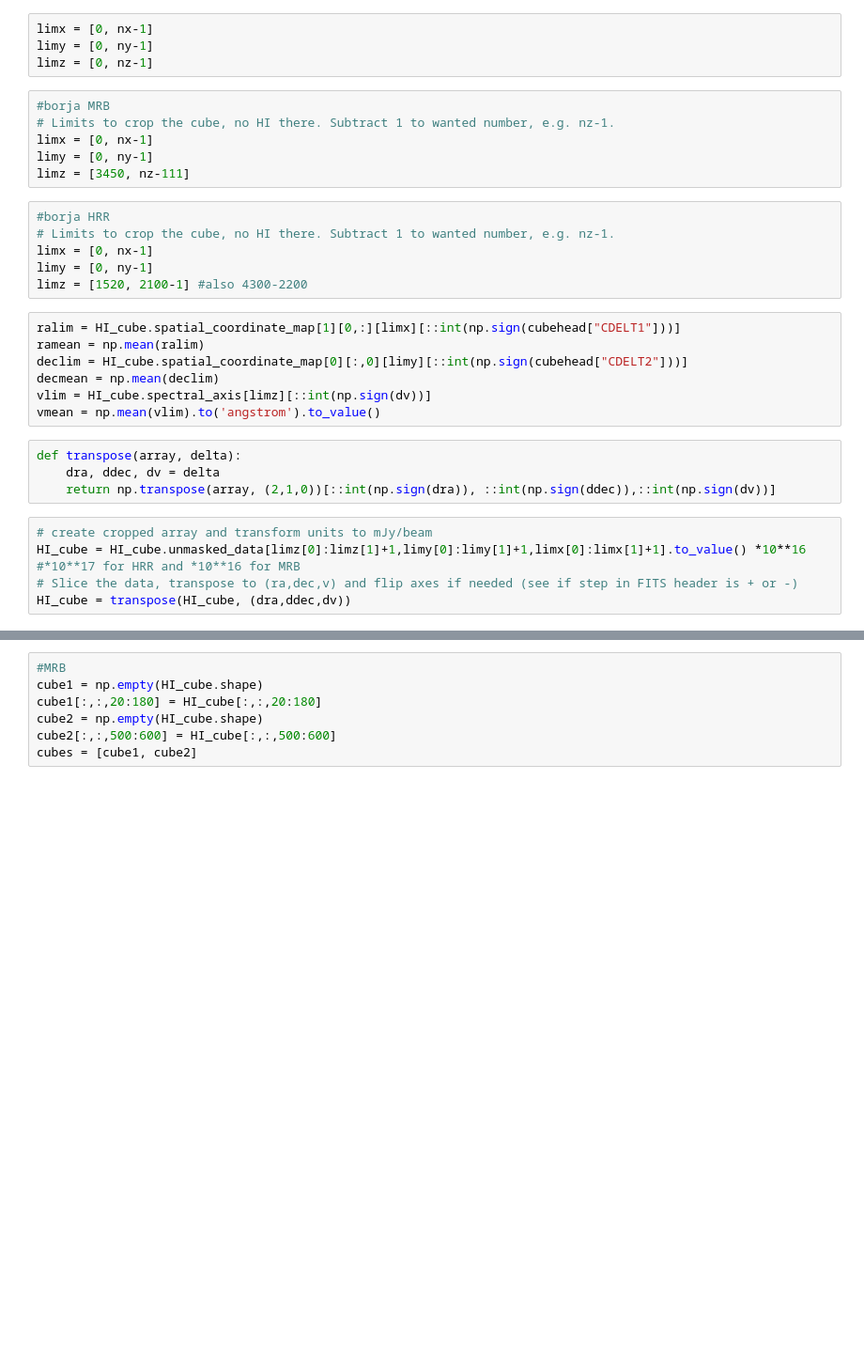
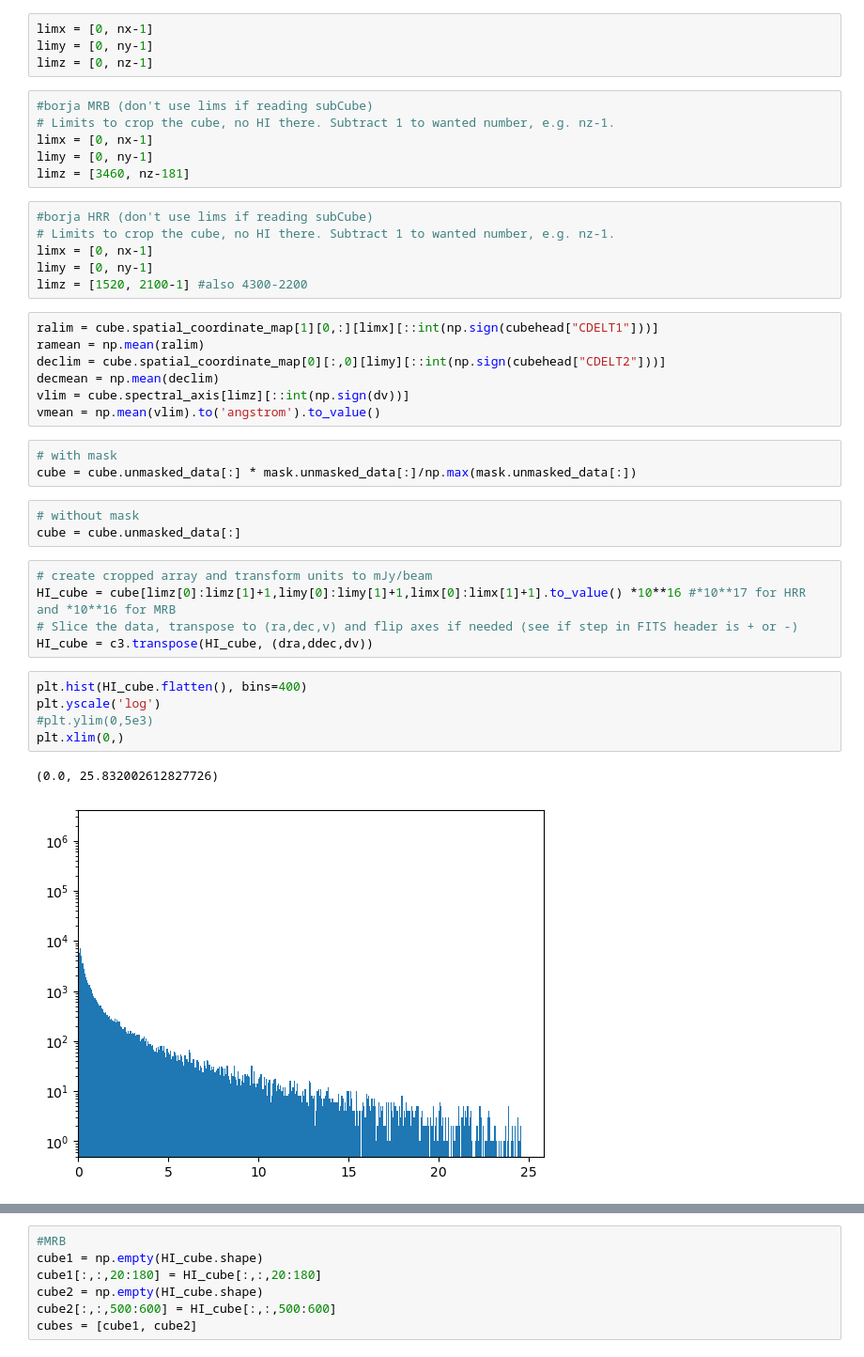
Before and after one commit to ixakalabadie/ViSL3D, a Jupyter notebook: create_3d_optical.ipynb, the cells around one changed output, grey strips where cells are left out. Shown: that part at 94% size. Cells and saved outputs as stored; diff of their text form; blank space fills up the shorter version.

```diff
--- a/create_3d_optical.ipynb
+++ b/create_3d_optical.ipynb
@@ -46,32 +65,42 @@ limx = [0, nx-1]
 limy = [0, ny-1]
 limz = [0, nz-1]
 # %%
-#borja MRB
+#borja MRB (don't use lims if reading subCube)
 # Limits to crop the cube, no HI there. Subtract 1 to wanted number, e.g. nz-1.
 limx = [0, nx-1]
 limy = [0, ny-1]
-limz = [3450, nz-111]
+limz = [3460, nz-181]
 # %%
-#borja HRR
+#borja HRR (don't use lims if reading subCube)
 # Limits to crop the cube, no HI there. Subtract 1 to wanted number, e.g. nz-1.
 limx = [0, nx-1]
 limy = [0, ny-1]
 limz = [1520, 2100-1] #also 4300-2200
 # %%
-ralim = HI_cube.spatial_coordinate_map[1][0,:][limx][::int(np.sign(cubehead["CDELT1"]))]
+ralim = cube.spatial_coordinate_map[1][0,:][limx][::int(np.sign(cubehead["CDELT1"]))]
 ramean = np.mean(ralim)
-declim = HI_cube.spatial_coordinate_map[0][:,0][limy][::int(np.sign(cubehead["CDELT2"]))]
+declim = cube.spatial_coordinate_map[0][:,0][limy][::int(np.sign(cubehead["CDELT2"]))]
 decmean = np.mean(declim)
-vlim = HI_cube.spectral_axis[limz][::int(np.sign(dv))]
+vlim = cube.spectral_axis[limz][::int(np.sign(dv))]
 vmean = np.mean(vlim).to('angstrom').to_value()
-# %%
-def transpose(array, delta):
-    dra, ddec, dv = delta
-    return np.transpose(array, (2,1,0))[::int(np.sign(dra)), ::int(np.sign(ddec)),::int(np.sign(dv))]
+# %%
+# with mask
+cube = cube.unmasked_data[:] * mask.unmasked_data[:]/np.max(mask.unmasked_data[:])
+# %%
+# without mask
+cube = cube.unmasked_data[:]
 # %%
 # create cropped array and transform units to mJy/beam
-HI_cube = HI_cube.unmasked_data[limz[0]:limz[1]+1,limy[0]:limy[1]+1,limx[0]:limx[1]+1].to_value() *10**16 #*10**17 for HRR and *10**16 for MRB
+HI_cube = cube[limz[0]:limz[1]+1,limy[0]:limy[1]+1,limx[0]:limx[1]+1].to_value() *10**16 #*10**17 for HRR and *10**16 for MRB
 # Slice the data, transpose to (ra,dec,v) and flip axes if needed (see if step in FITS header is + or -)
-HI_cube = transpose(HI_cube, (dra,ddec,dv))
+HI_cube = c3.transpose(HI_cube, (dra,ddec,dv))
+# %%
+plt.hist(HI_cube.flatten(), bins=400)
+plt.yscale('log')
+#plt.ylim(0,5e3)
+plt.xlim(0,)
+# %% [output]
+(0.0, 25.832002612827726)
+[figure, added]
 # %%
 fig, ax = plt.subplots(nrows=2,figsize=(30,7))
```
Also changed, not shown: parts of 20 cells of this notebook, 1 other file.
